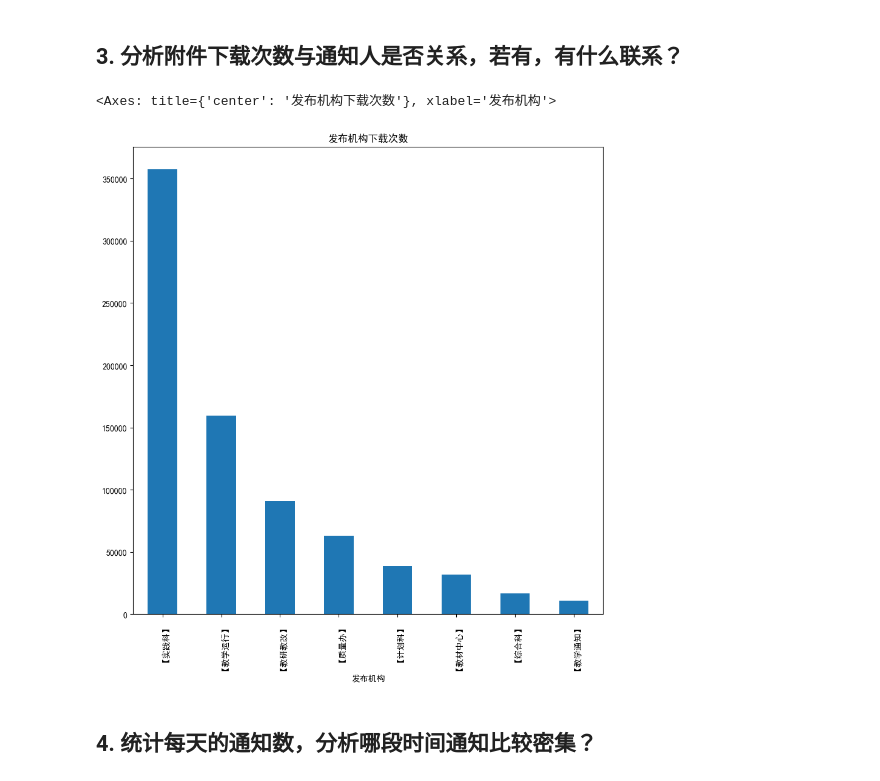
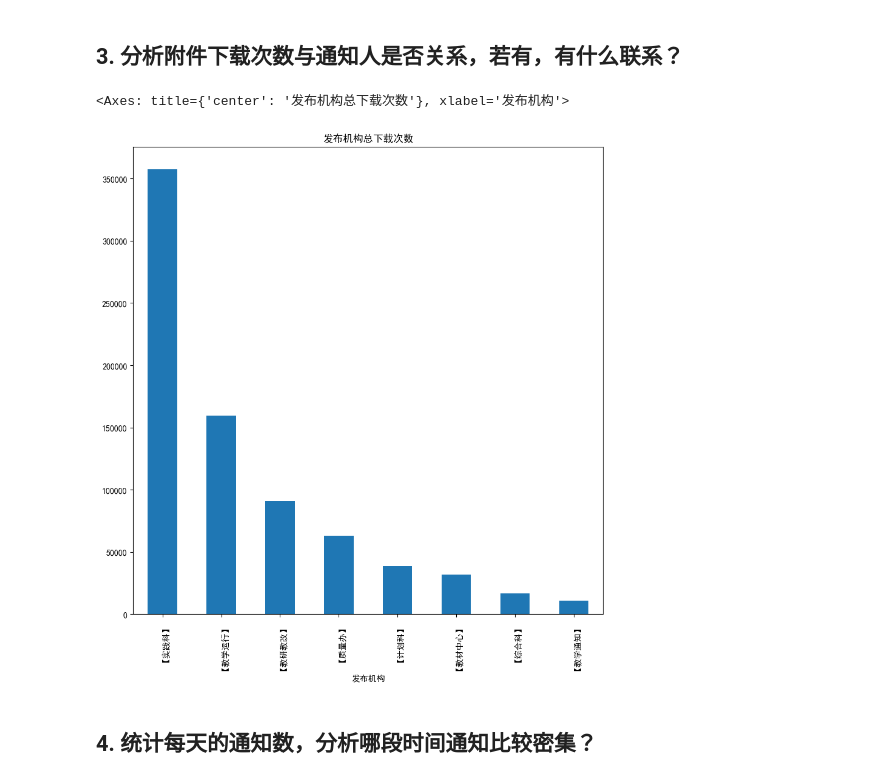
Before and after one commit to weijianxian/West2, a Jupyter notebook: task2/fzu/analyse.ipynb, the cells around one changed output. Cells and saved outputs as stored; diff of their text form; code cells hidden in the pictures.

```diff
--- a/task2/fzu/analyse.ipynb
+++ b/task2/fzu/analyse.ipynb
@@ -38,12 +38,12 @@ data_set['发布机构'].value_counts().plot(kind='pie', autopct='%1.1f%%', figs
 # %%
 data_set.groupby('发布机构')["下载次数"].sum().sort_values(ascending=False).plot(
     kind='bar',
-    title='发布机构下载次数',
+    title='发布机构总下载次数',
     figsize=(10, 10),
 )
 # %% [output]
-<Axes: title={'center': '发布机构下载次数'}, xlabel='发布机构'>
+<Axes: title={'center': '发布机构总下载次数'}, xlabel='发布机构'>
-[figure, old version]
+[figure, new version]
 # %% [markdown]
 ## 4. 统计每天的通知数，分析哪段时间通知比较密集？
 # %% [markdown]
```
Also changed, not shown: parts of 5 cells of this notebook, 2 other files.
